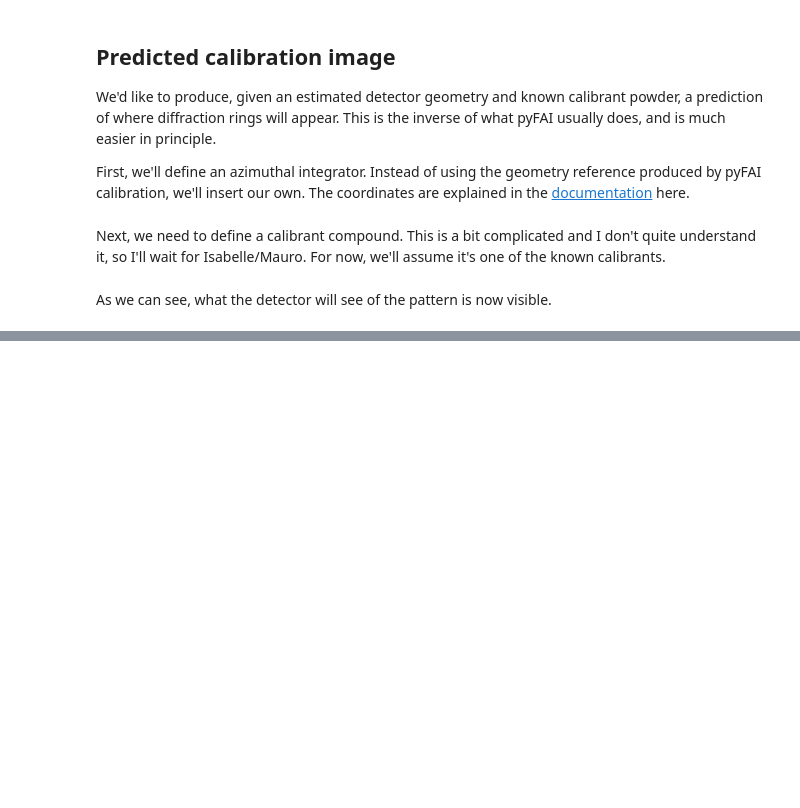
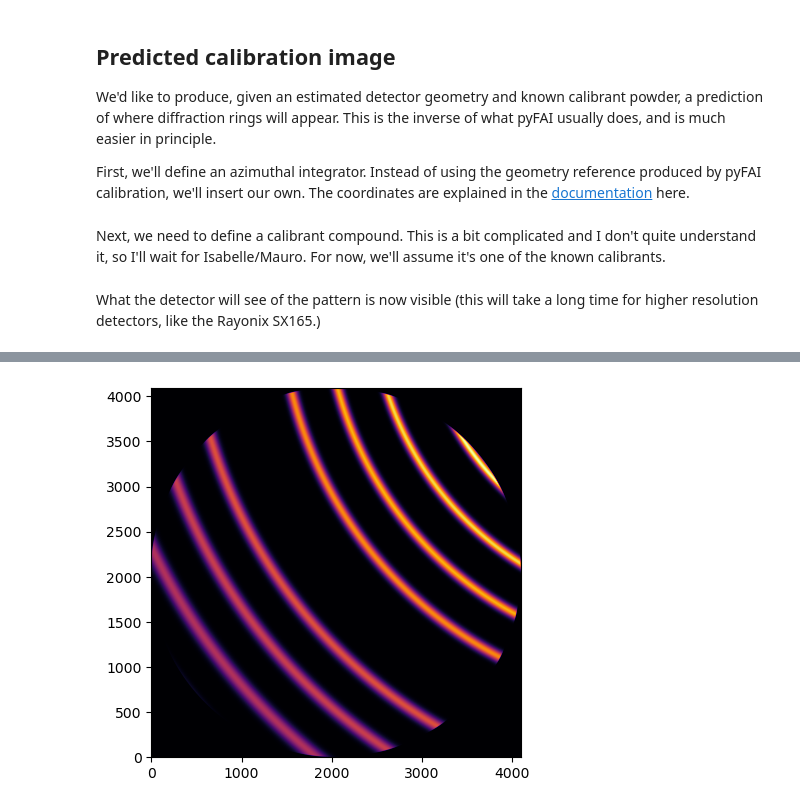
Before and after one commit to Certaingemstone/heo-xas-xrd, a Jupyter notebook: xrd-sim.ipynb, the cells around one changed output, grey strips where cells are left out. Saved outputs shown, nothing was run; the diff lists cells and outputs as text; code cells hidden in the pictures; blank space fills up the shorter version.

Commit message:
XRD detector positioning workflow

```diff
--- a/xrd-sim.ipynb
+++ b/xrd-sim.ipynb
@@ -15,17 +18,26 @@ We'd like to produce, given an estimated detector geometry and known calibrant p
 First, we'll define an azimuthal integrator. Instead of using the geometry reference produced by pyFAI calibration, we'll insert our own. The coordinates are explained in the [documentation](https://www.silx.org/doc/pyFAI/latest/geometry.html) here.
 # %%
 # All distances in m, rotations in radians
-D = 0.1 # from sample to detector *plane*, orthogonal distance
-p1 = 0.1 # point of normal incidence with detector along detector dimension 1
-p2 = 0.1 # "" dimension 2
-r1 = 0
+center = True # if False, (p1, p2) = (0,0) will be as if a corner of the detector is at the perpendicular sample-detector axis
+D = 0.262 # from sample to detector *plane*, orthogonal distance
+p1 = 0.202 # point of normal incidence with detector along detector dimension 1
+p2 = 0.235 # "" dimension 2
+r1 = 0 # rotation axis (w.r.t. sample coordinate system, *not* detector's)
 r2 = 0
 r3 = 0
-l = 1e-10
-pilatus = pyFAI.detector_factory("Pilatus1M")
+l = 1e-10 # wavelength
+det = pyFAI.detector_factory("Rayonix SX165")
+# print(det.__dict__)
+
+# Shift so that p1 and p2 start at the center of the detector (only works if rotations are zero, i.e. PONI axis aligned to beam)
+if center:
+    s1 = det.shape[0] * det._pixel1 / 2
+    s2 = det.shape[1] * det._pixel2 / 2
+    p1 += s1
+    p2 += s2
 
 ai = pyFAI.azimuthalIntegrator.AzimuthalIntegrator(dist=D, poni1=p1, poni2=p2, rot1=r1, rot2=r2, rot3=r3,
-                                                   detector=pilatus, wavelength=l)
+                                                   detector=det, wavelength=l)
 # %% [markdown]
 Next, we need to define a calibrant compound. This is a bit complicated and I don't quite understand it, so I'll wait for Isabelle/Mauro. For now, we'll assume it's one of the known calibrants.
 # %%
@@ -34,9 +46,9 @@ LaB6.wavelength = l
 AgBh = pyFAI.calibrant.CALIBRANT_FACTORY("AgBh")
 AgBh.wavelength = l
 # %% [markdown]
-As we can see, what the detector will see of the pattern is now visible.
+What the detector will see of the pattern is now visible (this will take a long time for higher resolution detectors, like the Rayonix SX165.)
 # %%
 imageLaB6 = LaB6.fake_calibration_image(ai)
-imageAgBh = AgBh.fake_calibration_image(ai)
-_ = pyFAI.gui.jupyter.display(imageLaB6) # Be sure to stop interactivity in this cell before moving to the next ones!
+# imageAgBh = AgBh.fake_calibration_image(ai)
+_ = pyFAI.gui.jupyter.display(imageLaB6)
 # %% [output]
@@ -44,0 +55 @@ _ = pyFAI.gui.jupyter.display(imageLaB6) # Be sure to stop interactivity in this
+[figure, added]
```
Also changed, not shown: parts of 7 cells of this notebook, 1 other file.
